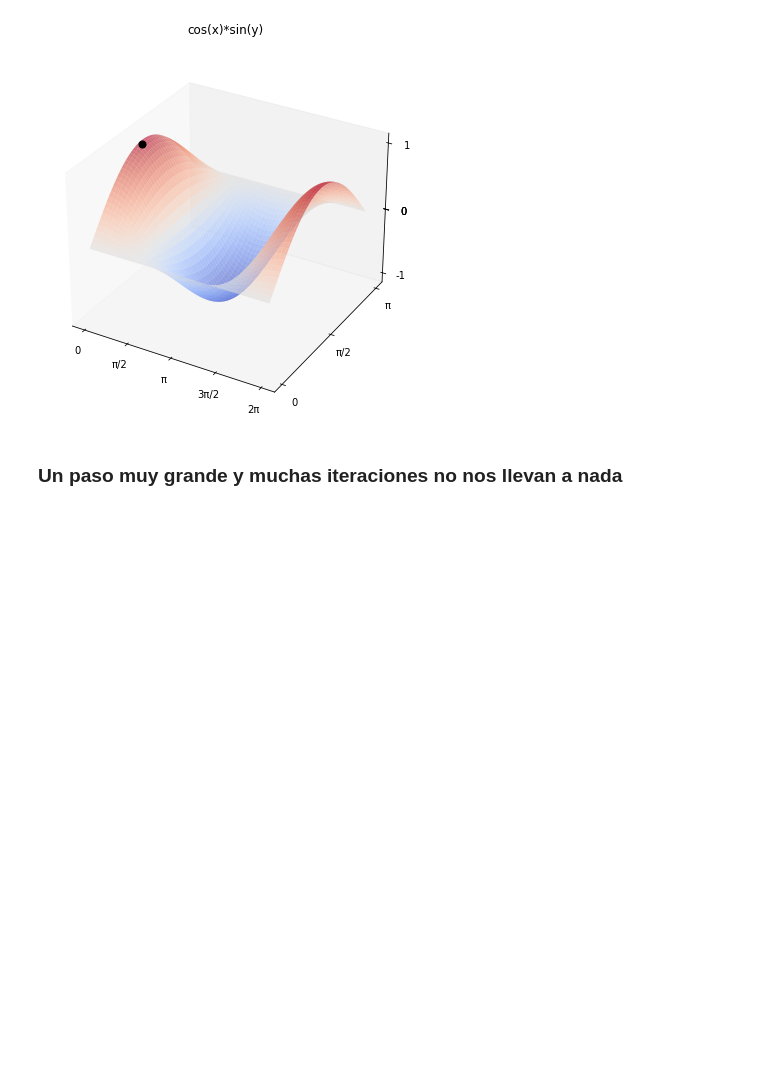
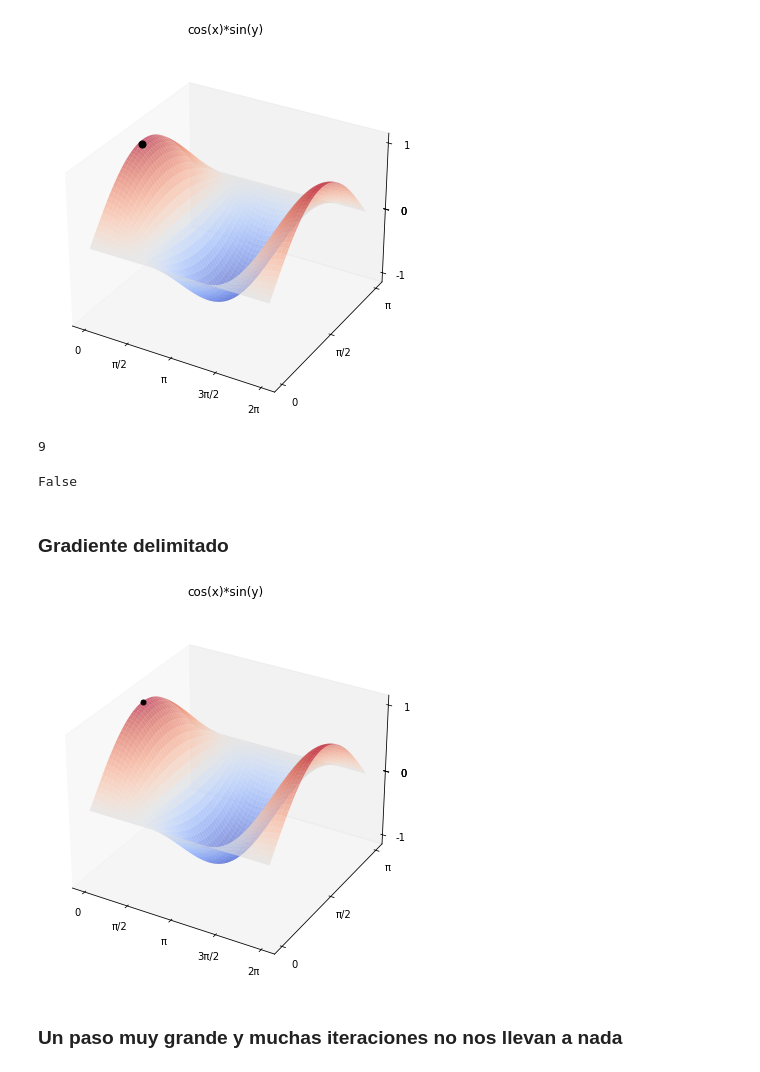
Before and after one commit to exgolden/Optimizacion_Gradiente, a Jupyter notebook: Gradiente.ipynb, the cells around one changed output. Cells and saved outputs as stored; diff of their text form; code cells hidden in the pictures; blank space fills up the shorter version.

```diff
--- a/Gradiente.ipynb
+++ b/Gradiente.ipynb
@@ -256,6 +265,85 @@ ani.save("Imagenes/multigradiente.gif", writer=writer)
 plt.show()
 # %% [output]
 [figure]
+# %%
+# Gradiente
+def norm(array):
+    return array[0]**2 + array[1]**2
+paso = 0.5
+epsilon = 0.001
+x_Coord = np.array([0.4*np.pi])
+y_Coord = np.array([0.2*np.pi])
+z_Coord = np.array([func(x_Coord[0], y_Coord[0])])
+grad_array = np.array([grad(x_Coord[0], y_Coord[0])])
+n = 0
+while norm(grad_array[n])>epsilon:
+#for n in range(10):
+    GRAD = grad(x_Coord[n], y_Coord[n])
+    grad_array = np.append(grad_array, [GRAD], axis=0)
+    x_Coord = np.append(x_Coord, x_Coord[n] + paso*GRAD[0])
+    y_Coord = np.append(y_Coord, y_Coord[n] + paso*GRAD[1])
+    z_Coord = np.append(z_Coord, func(x_Coord[n+1], y_Coord[n+1]))
+    n+=1
+print(n)
+# %% [output]
+9
+# %%
+norm(grad_array[0])<epsilon
+# %% [output]
+False
+# %% [markdown]
+### Gradiente delimitado
+# %%
+def func(x, y):
+    return np.cos(x)*np.sin(y)
+def grad(x, y):
+    return np.array([-np.sin(x)*np.sin(y), np.cos(x)*np.cos(y)])
+def norm(array):
+    return array[0]**2 + array[1]**2
+fig = plt.figure(figsize=(5,6))
+x = np.linspace(0, 2*np.pi, 100)
+y = np.linspace(0, np.pi, 100)
+X, Y = np.meshgrid(x, y)
+Z = func(X, Y)
+ax = Axes3D(fig, computed_zorder=False)
+ax.plot_surface(X, Y, Z, cmap="coolwarm", alpha=0.6)
+x_ticks = [0, np.pi/2, np.pi, 3*np.pi/2, 2*np.pi]
+x_labels = ["0", "π/2", "π", "3π/2", "2π"]
+y_ticks = [0, np.pi/2, np.pi]
+y_labels = ["0", "π/2", "π"]
+z_ticks = [0, 1, 0, -1, 0]
+z_labels = ["0", "1", "0", "-1", "0"]
+ax.set_xticks(x_ticks, x_labels)
+ax.set_yticks(y_ticks, y_labels)
+ax.set_zticks(z_ticks, z_labels)
+ax.set_title("cos(x)*sin(y)\n")
+ax.grid(False)
+# Gradiente
+epsilon = 0.001
+paso = 0.5
+x_Coord = np.array([0.4*np.pi])
+y_Coord = np.array([0.2*np.pi])
+z_Coord = np.array([func(x_Coord[0], y_Coord[0])])
+grad_array = np.array([grad(x_Coord[0], y_Coord[0])])
+n = 0
+while norm(grad_array[n])>epsilon:
+    GRAD = grad(x_Coord[n], y_Coord[n])
+    grad_array = np.append(grad_array, [GRAD], axis=0)
+    x_Coord = np.append(x_Coord, x_Coord[n] + paso*GRAD[0])
+    y_Coord = np.append(y_Coord, y_Coord[n] + paso*GRAD[1])
+    z_Coord = np.append(z_Coord, func(x_Coord[n+1], y_Coord[n+1]))
+    n+=1
+#GIF
+scat_1 = ax.scatter(x_Coord[0], y_Coord[0], z_Coord[0], c="black", s=25)
+def animate(i):
+    scat_1._offsets3d = (x_Coord[i:i+1], y_Coord[i:i+1], z_Coord[i:i+1])
+    return scat_1
+ani = animation.FuncAnimation(fig, animate, frames=len(z_Coord))
+writer = animation.PillowWriter(fps=1)
+ani.save("Imagenes/grad_epsilon.gif", writer=writer)
+plt.show()
+# %% [output]
+[figure, added]
 # %% [markdown]
 ### Un paso muy grande y muchas iteraciones no nos llevan a nada
 # %%
```
Also changed, not shown: parts of 4 cells of this notebook, 2 other files.
